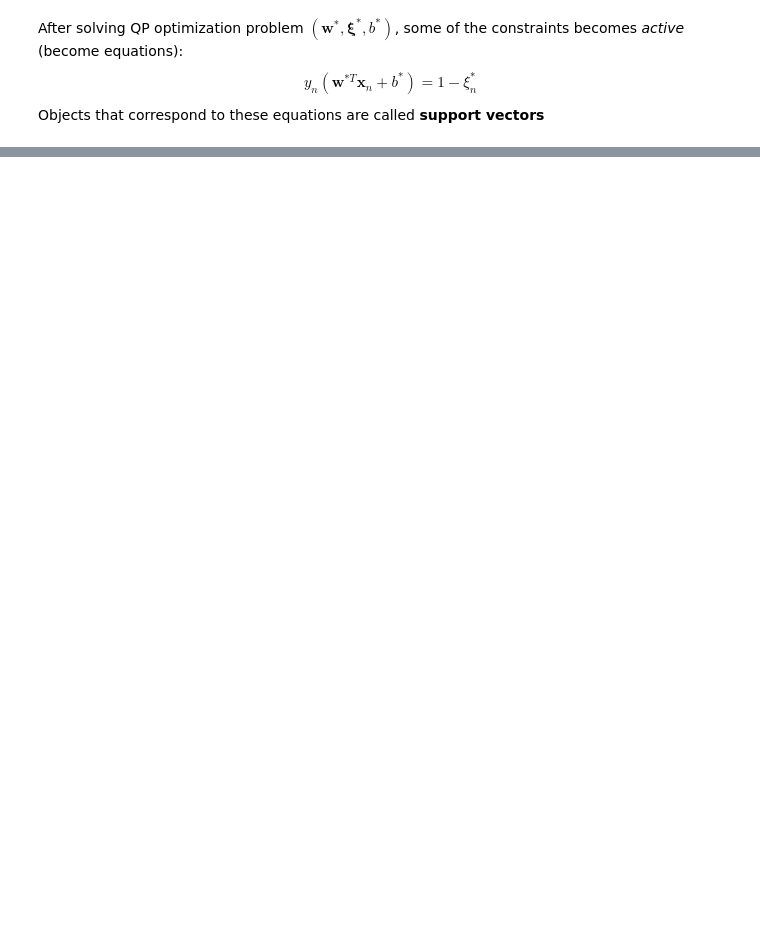
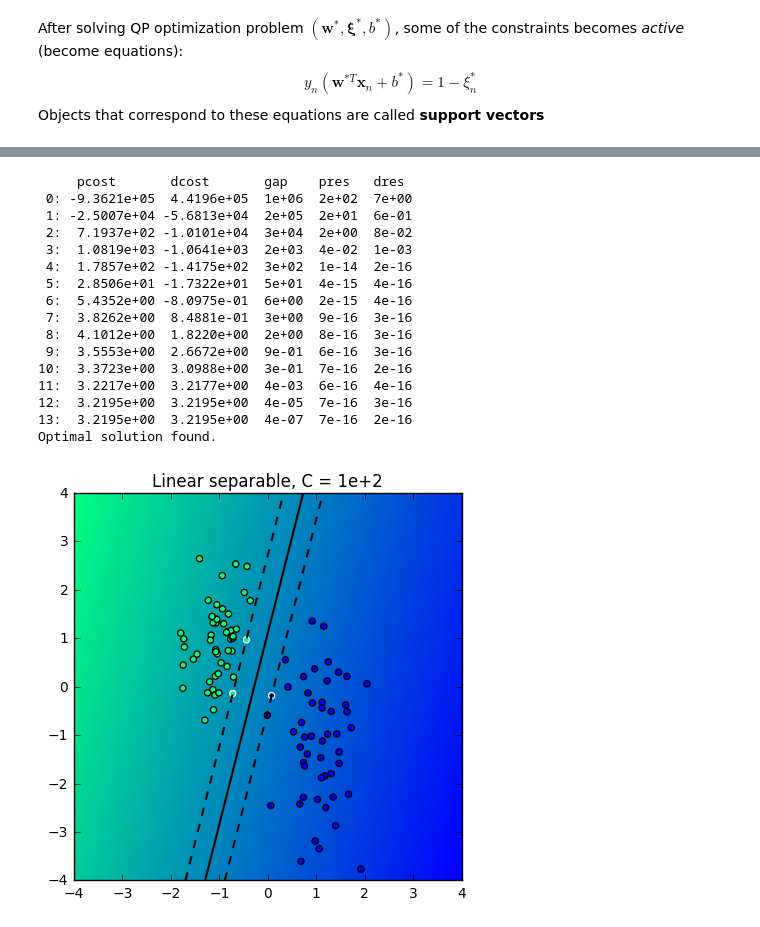
Before and after one commit to Anastasiia-Grishina/ML-DM, a Jupyter notebook: Grishina Anastasiia Lab #3 SVM (QP, Kernel trick).ipynb, the cells around one changed output, grey strips where cells are left out. Cells and saved outputs as stored; diff of their text form; code cells hidden in the pictures; blank space fills up the shorter version.

```diff
--- a/Grishina Anastasiia Lab #3 SVM (QP, Kernel trick).ipynb
+++ b/Grishina Anastasiia Lab #3 SVM (QP, Kernel trick).ipynb
@@ -675,0 +516,22 @@ length of rgba sequence should be either 3 or 4
+# %%
+model = LinearSVM ( C = 1e+2 )
+fit = model.fit(lin_sep['X'], lin_sep['y'])
+plot_hyperplane( model, lin_sep, 'Linear separable, C = 1e+2' )
+# %% [output]
+     pcost       dcost       gap    pres   dres
+ 0: -9.3621e+05  4.4196e+05  1e+06  2e+02  7e+00
+ 1: -2.5007e+04 -5.6813e+04  2e+05  2e+01  6e-01
+ 2:  7.1937e+02 -1.0101e+04  3e+04  2e+00  8e-02
+ 3:  1.0819e+03 -1.0641e+03  2e+03  4e-02  1e-03
+ 4:  1.7857e+02 -1.4175e+02  3e+02  1e-14  2e-16
+ 5:  2.8506e+01 -1.7322e+01  5e+01  4e-15  4e-16
+ 6:  5.4352e+00 -8.0975e-01  6e+00  2e-15  4e-16
+ 7:  3.8262e+00  8.4881e-01  3e+00  9e-16  3e-16
+ 8:  4.1012e+00  1.8220e+00  2e+00  8e-16  3e-16
+ 9:  3.5553e+00  2.6672e+00  9e-01  6e-16  3e-16
+10:  3.3723e+00  3.0988e+00  3e-01  7e-16  2e-16
+11:  3.2217e+00  3.2177e+00  4e-03  6e-16  4e-16
+12:  3.2195e+00  3.2195e+00  4e-05  7e-16  3e-16
+13:  3.2195e+00  3.2195e+00  4e-07  7e-16  2e-16
+Optimal solution found.
+[figure, added]
```
Also changed, not shown: parts of 79 cells of this notebook.
